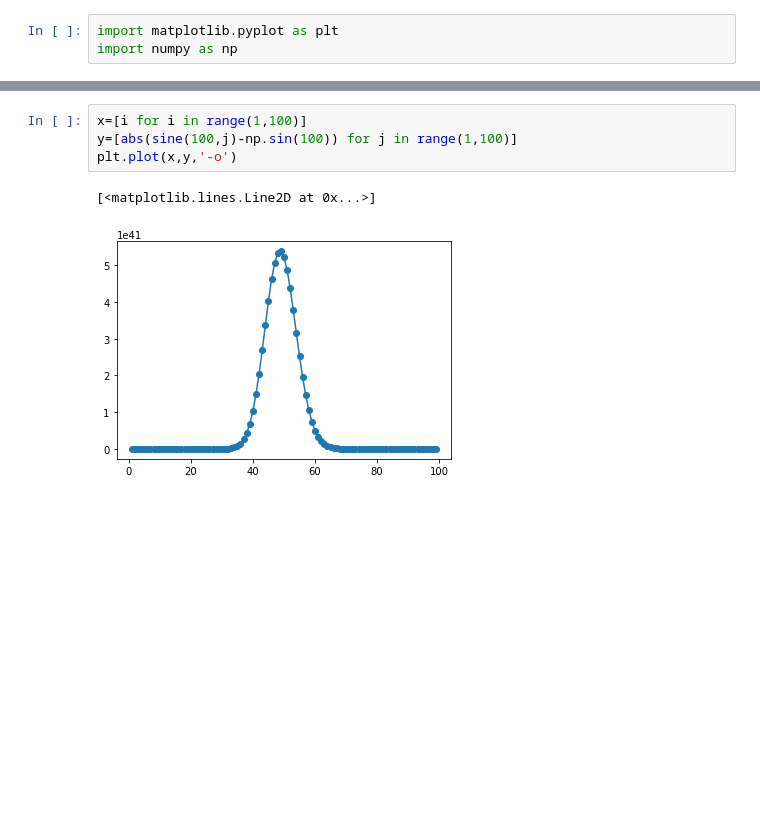
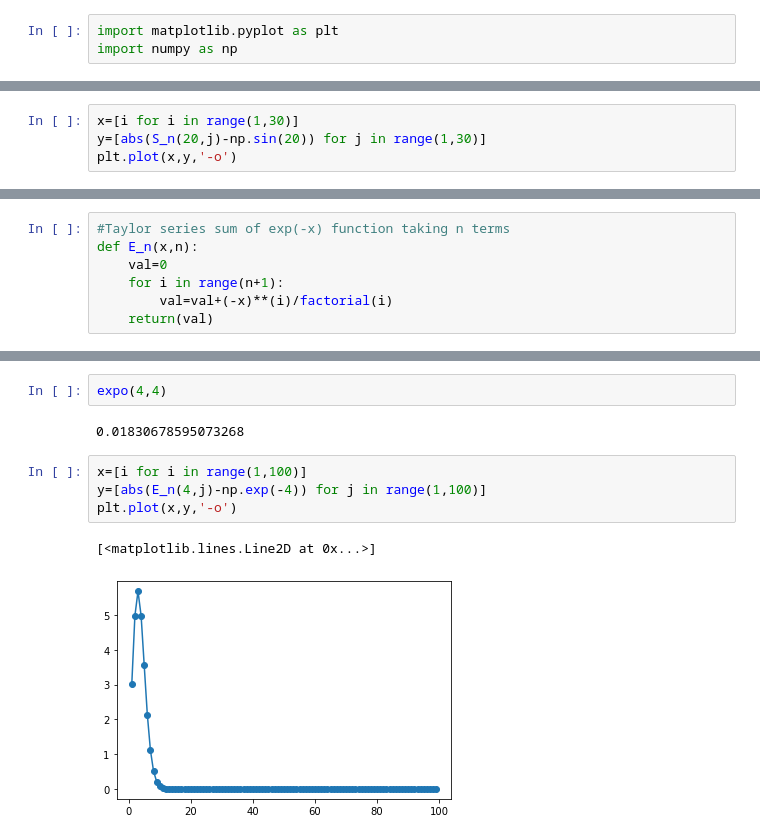
Before and after one commit to sudipniser/P346-Assignment-1, a Jupyter notebook: Assignment 1.ipynb, the cells around one changed output, grey strips where cells are left out. Cells and saved outputs as stored; diff of their text form; blank space fills up the shorter version.

```diff
--- a/Assignment 1.ipynb
+++ b/Assignment 1.ipynb
@@ -81,0 +121,4 @@ def sine(x,n):
+# %%
+x=[i for i in range(1,30)]
+y=[abs(S_n(20,j)-np.sin(20)) for j in range(1,30)]
+plt.plot(x,y,'-o')
@@ -81,0 +128,7 @@ def sine(x,n):
+# %%
+#Taylor series sum of exp(-x) function taking n terms
+def E_n(x,n):
+    val=0
+    for i in range(n+1):
+        val=val+(-x)**(i)/factorial(i)
+    return(val)
@@ -82,7 +149,11 @@ def sine(x,n):
+# %%
+expo(4,4)
+# %% [output]
+0.01830678595073268
 # %%
 x=[i for i in range(1,100)]
-y=[abs(sine(100,j)-np.sin(100)) for j in range(1,100)]
+y=[abs(E_n(4,j)-np.exp(-4)) for j in range(1,100)]
 plt.plot(x,y,'-o')
 # %% [output]
 [<matplotlib.lines.Line2D at 0x...>]
-[figure, old version]
+[figure, new version]
```
Also changed, not shown: parts of 18 cells of this notebook.
